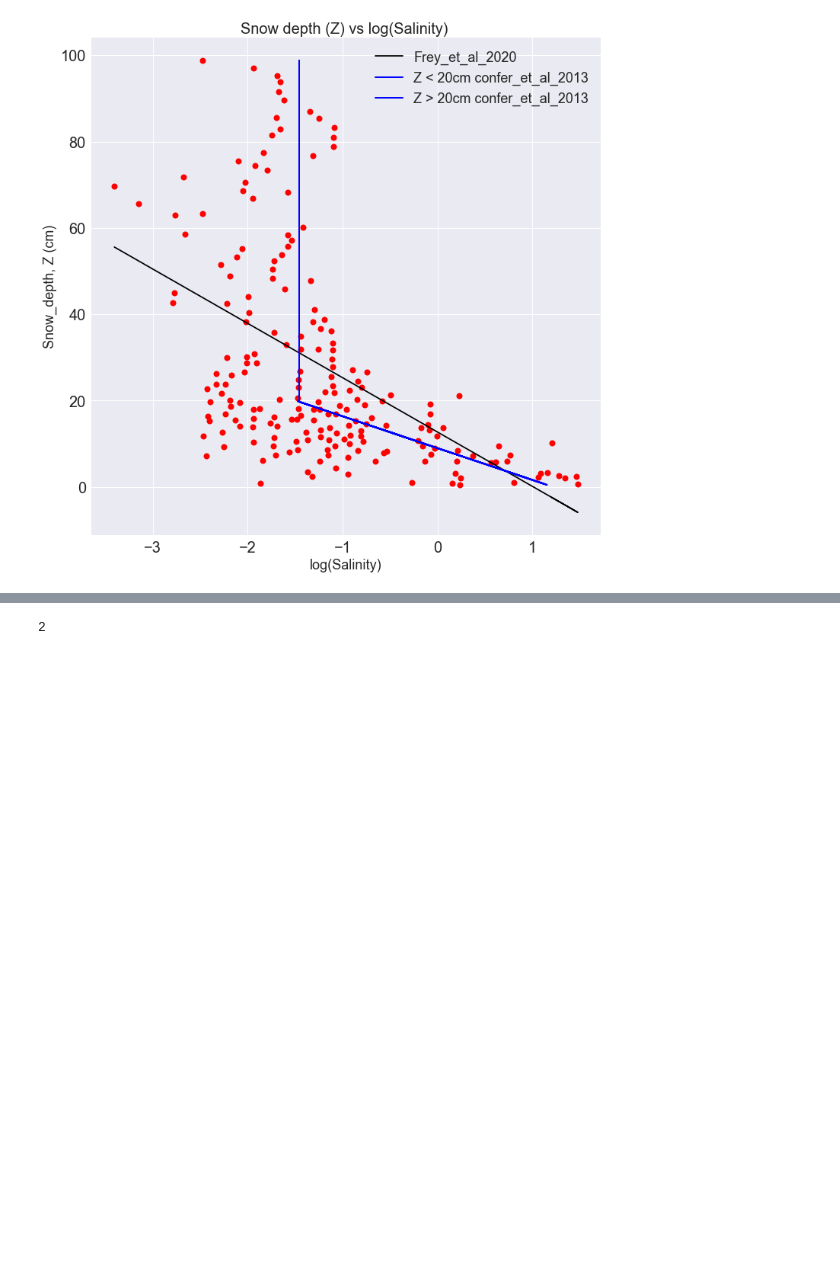
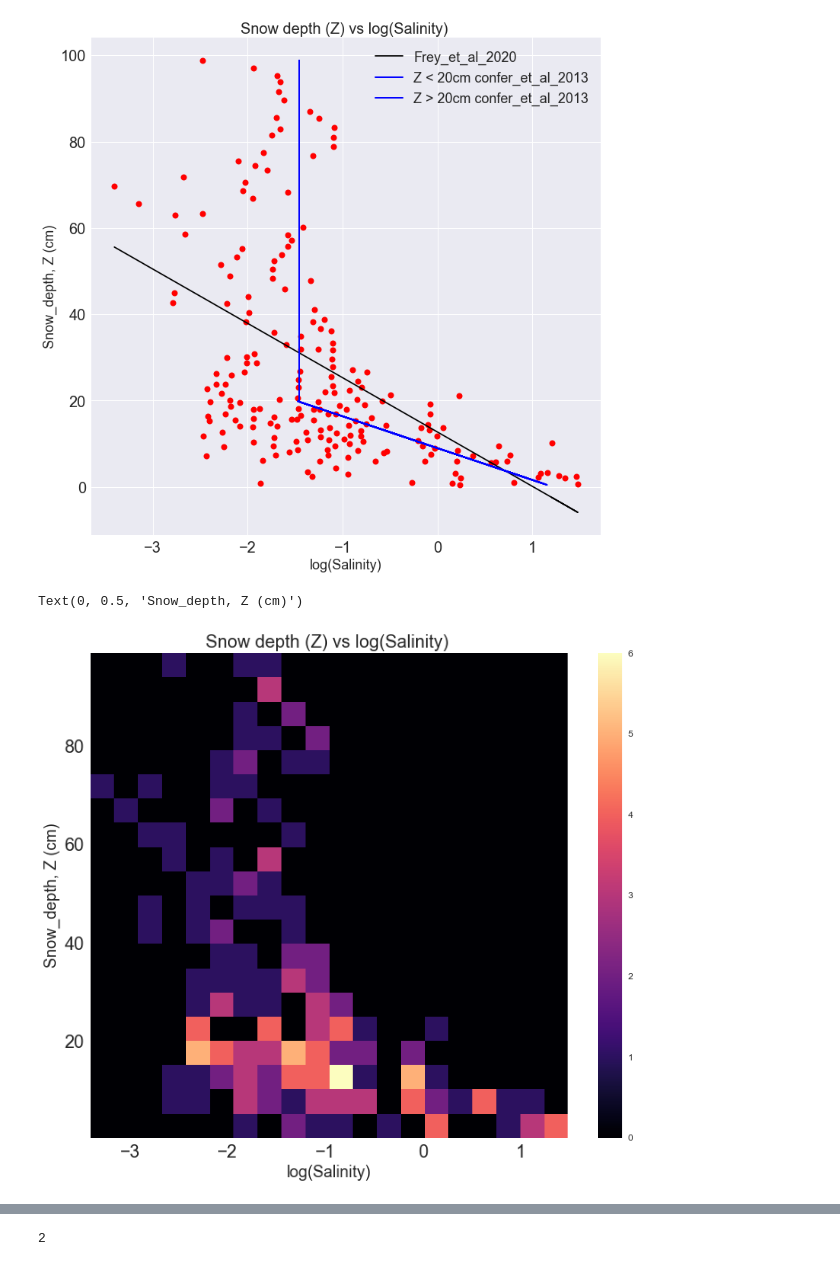
Before and after one commit to bazilsky/jupyter_local, a Jupyter notebook: netcdf/comparison_with_confer_et_al_2013.ipynb, the cells around one changed output, grey strips where cells are left out. Saved outputs shown, nothing was run; the diff lists cells and outputs as text; code cells hidden in the pictures; blank space fills up the shorter version.

```diff
--- a/netcdf/comparison_with_confer_et_al_2013.ipynb
+++ b/netcdf/comparison_with_confer_et_al_2013.ipynb
@@ -49,3 +49,18 @@ plt.legend(fontsize = 18)
 # %% [output]
 <matplotlib.legend.Legend at 0x...>
 [figure]
+# %%
+# histogram plot of snowdepth on y axis and salinity on x axis
+
+plt.figure(figsize=(12,10))
+plt.style.use('seaborn')
+plt.hist2d(np.log10(salinity),snow_depth, bins = 20, cmap = 'magma')
+plt.colorbar()
+plt.xticks(fontsize = 20)
+plt.yticks(fontsize = 20)
+plt.title('Snow depth (Z) vs log(Salinity) ',fontsize = 20)
+plt.xlabel('log(Salinity)',fontsize = 18)
+plt.ylabel('Snow_depth, Z (cm)',fontsize = 18)
+# %% [output]
+Text(0, 0.5, 'Snow_depth, Z (cm)')
+[figure, added]
```
Also changed, not shown: parts of 3 cells of this notebook, 2 other files.
